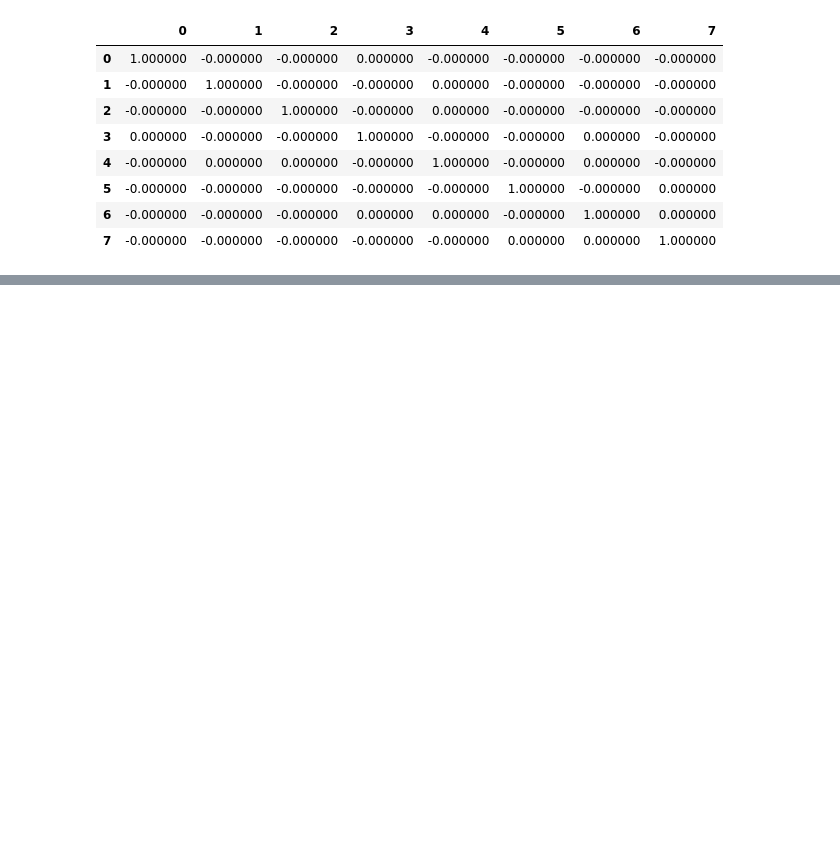
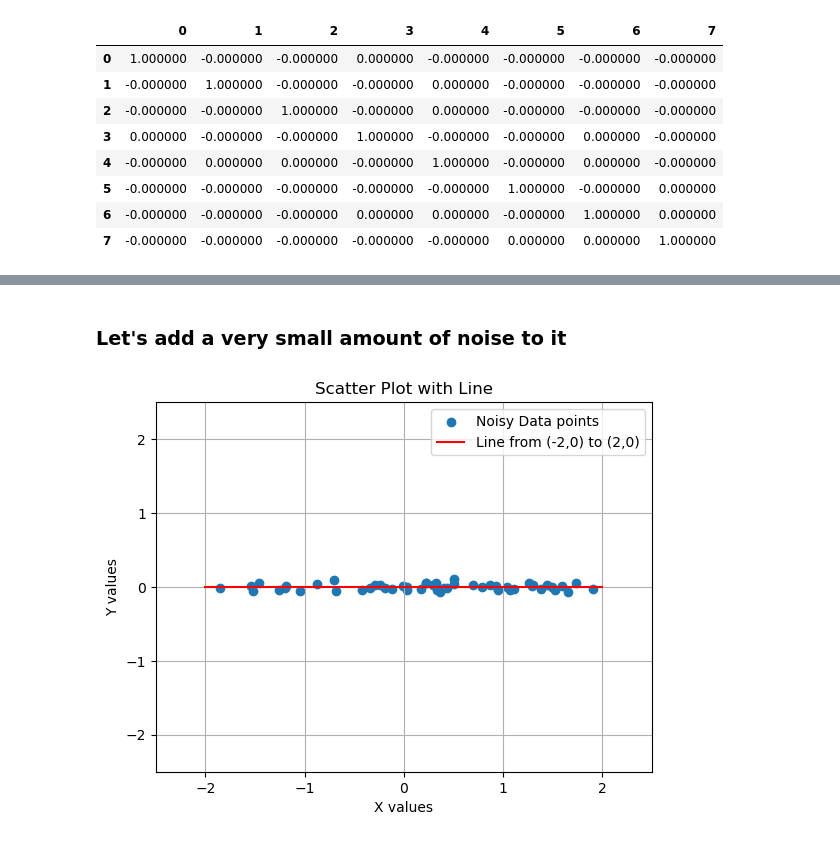
Before and after one commit to moh-C/ML_From_Scratch, a Jupyter notebook: PCAFromScratch.ipynb, the cells around one changed output, grey strips where cells are left out. Saved outputs shown, nothing was run; the diff lists cells and outputs as text; code cells hidden in the pictures; blank space fills up the shorter version.

```diff
--- a/PCAFromScratch.ipynb
+++ b/PCAFromScratch.ipynb
@@ -312,0 +398,28 @@ df.corr().style.background_gradient(cmap="coolwarm")
+# %% [markdown]
+### Let's add a very small amount of noise to it
+# %%
+y = np.random.randn(50, 1)
+x = np.zeros_like(y)
+x_copy = x
+n = np.random.randn(50, 1) * 0.04
+x += n
+random_data_noisy = np.hstack((y, x))
+
+scatter = plt.scatter(random_data_noisy[:, 0], random_data_noisy[:, 1], label='Noisy Data points')
+
+# Add a line between (-2, 0) and (2, 0)
+plt.plot([-2, 2], [0, 0], 'r-', label='Line from (-2,0) to (2,0)')
+
+plt.xlim([-2.5, 2.5])
+plt.ylim([-2.5, 2.5])
+
+plt.title('Scatter Plot with Line')
+plt.xlabel('X values')
+plt.ylabel('Y values')
+
+plt.legend()
+
+plt.grid()
+plt.show()
+# %% [output]
+[figure, added]
```
Also changed, not shown: parts of 9 cells of this notebook.
